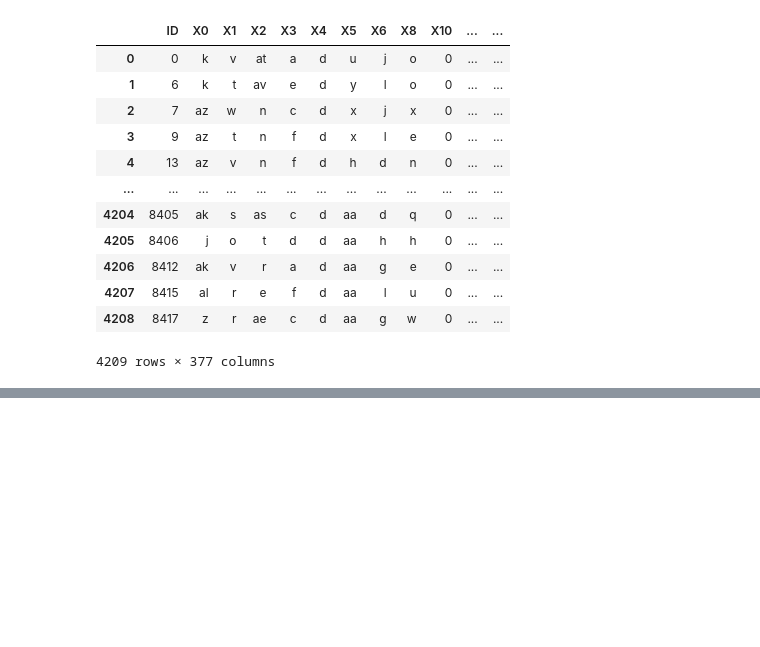
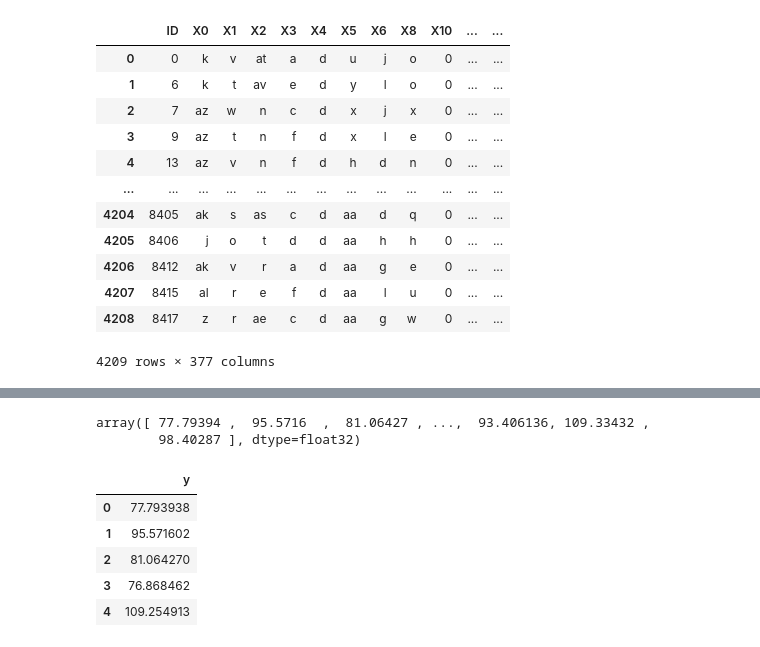
Before and after one commit to EngMarchG/ML-Projects, a Jupyter notebook: xg_boost/solution.ipynb, the cells around one changed output, grey strips where cells are left out. Drawn from its saved outputs; the diff is of its cells as text; code cells hidden in the pictures; blank space fills up the shorter version.

```diff
--- a/xg_boost/solution.ipynb
+++ b/xg_boost/solution.ipynb
@@ -149,0 +184,7 @@ Length: 378, dtype: object
+# %%
+from sklearn.decomposition import PCA
+
+n_comp = 20
+pca = PCA(n_components = n_comp, random_state = 42)
+pca_result_train = pca.fit_transform(df_final)
+pca_result_test = pca.transform(df_test_final)
@@ -149,0 +197,29 @@ Length: 378, dtype: object
+# %%
+# ML Modeling with XGboost
+import xgboost as xgb
+from sklearn.metrics import r2_score
+from sklearn.model_selection import train_test_split
+
+# Defining train & test for model input
+train_X = pca_result_train
+train_y = y_trained
+
+# Splitting
+x_train, x_valid, y_train, y_valid = train_test_split(train_X, train_y, test_size=0.2, random_state=42)
+
+# Defining feature set
+d_train = xgb.DMatrix(x_train, label=y_train)
+d_valid = xgb.DMatrix(x_valid, label=y_valid)
+d_test = xgb.DMatrix(pca_result_test)
+xgb_params = {
+ 'eta': 0.01,
+ 'max_depth': 4,
+ 'objective': 'reg:squarederror',
+}
+
+# Creating a function for the predicting score
+def xgb_r2_score(preds, dtrain):
+ labels = dtrain.get_label()
+ return 'r2', r2_score(labels, preds)
+watchlist = [(d_train, 'train'), (d_valid, 'valid')]
+mdl = xgb.train(xgb_params, d_train, 1000, watchlist, early_stopping_rounds=50, feval=xgb_r2_score, maximize=True, verbose_eval=10)
@@ -149,0 +244,19 @@ Length: 378, dtype: object
+# %%
+# Predicting on test set
+p_test = mdl.predict(d_test)
+p_test
+# %% [output]
+array([ 77.79394 ,  95.5716  ,  81.06427 , ...,  93.406136, 109.33432 ,
+        98.40287 ], dtype=float32)
+# %%
+# Predicted values in a dataframe
+Predicted_Data = pd.DataFrame()
+Predicted_Data['y'] = p_test
+Predicted_Data.head()
+# %% [output]
+|  | y |
+| 0 | 77.793938 |
+| 1 | 95.571602 |
+| 2 | 81.064270 |
+| 3 | 76.868462 |
+| 4 | 109.254913 |
```
Also changed, not shown: parts of 17 cells of this notebook.
